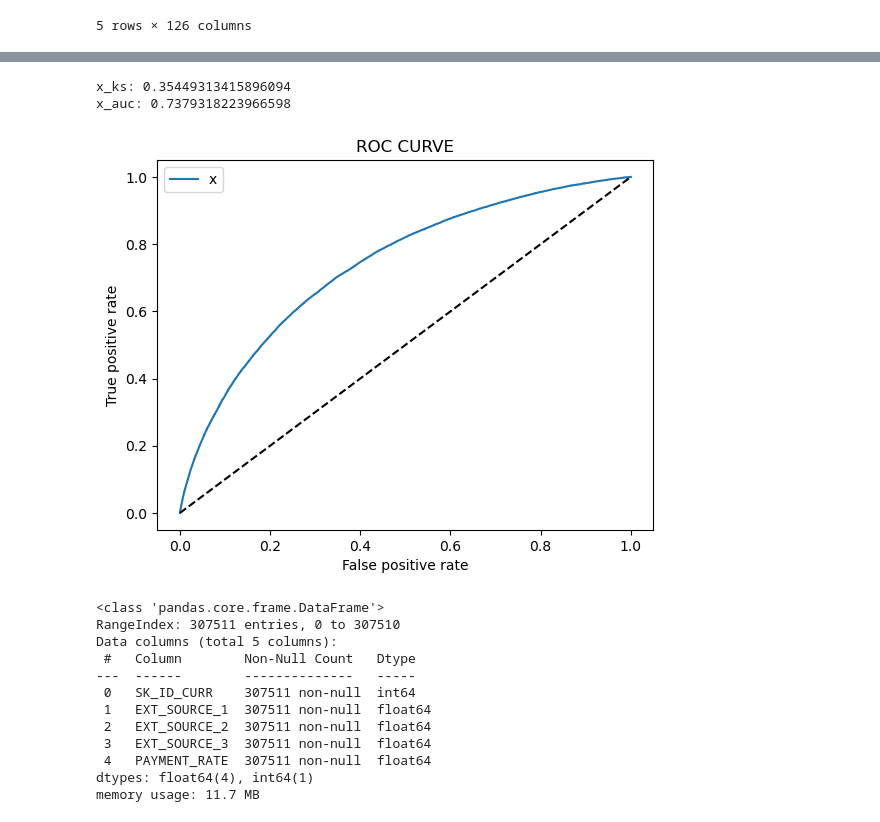
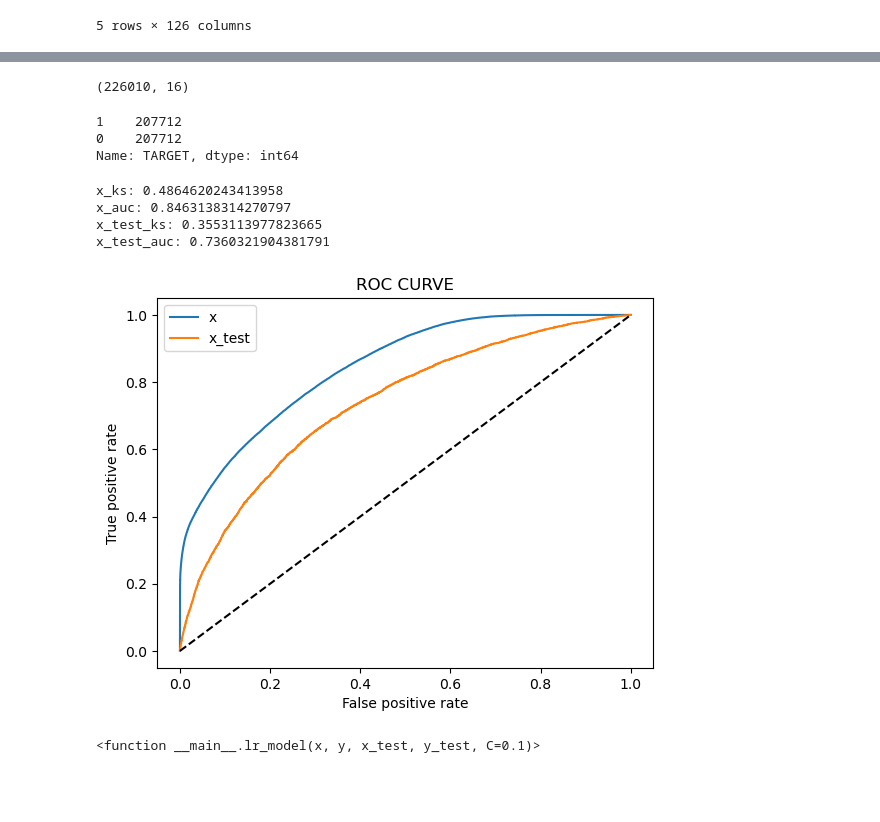
Before and after one commit to hansikpaoeka-cmd/AI_datamining, a Jupyter notebook: src/features/Feature_derivation.ipynb, the cells around one changed output, grey strips where cells are left out. Cells and saved outputs as stored; diff of their text form; code cells hidden in the pictures; blank space fills up the shorter version.

```diff
--- a/src/features/Feature_derivation.ipynb
+++ b/src/features/Feature_derivation.ipynb
@@ -122,0 +78,2 @@ df_ft_woe_stp.corr()
+# %%
+x_test_woe_stp = x_test_woe[x_train_woe_stp.columns]
@@ -122,0 +118,9 @@ df_ft_woe_stp.corr()
+# %%
+lgb_model,lgb_auc = lgb_test(x_train_woe_stp,y_train,x_test_woe_stp,y_test)
+sample = x_train_woe_stp.copy()
+sample['TARGET'] =y_train
+sample['pred'] = lgb_model.predict_proba(x_train_woe_stp)[:,1]
+
+sample = sample.sort_values(by=['pred'],ascending=False).reset_index()
+sample['rank'] = sample.index.values/len(sample)
+sample['pred'].min()
@@ -123,3 +146,35 @@ df_ft_woe_stp.corr()
+# %%
+def weight(x,y):
+    if x == 0 and y <0.1:
+        return 0.1
+    elif x == 1 and y >0.7:
+        return 0.1
+    else:
+        return 1
+
+sample['weight'] = sample.apply(lambda row:weight(row['TARGET'],row['rank']),axis = 1)
+#把预测相对比较准的取出来进行过采样
+smote_sample = sample[sample.weight == 1]
+x_train_woe_stp_smote = smote_sample[x_train_woe_stp.columns]
+y_train_smote = smote_sample['TARGET']
+smote_sample.shape
+# %% [output]
+(226010, 16)
+# %%
+def smote(train_x_smote,train_y_smote,K=15,random_state=0):
+    from imblearn.over_sampling import SMOTE
+    smote = SMOTE(k_neighbors=K, n_jobs=1,random_state=random_state)
+    #fit_resample，找K个邻居，然后进行过采样
+    rex,rey = smote.fit_resample(train_x_smote,train_y_smote)
+    return rex,rey
+rex,rey =smote(x_train_woe_stp_smote,y_train_smote)
+
+#查看数据
+rey.value_counts()
+# %% [output]
+1    207712
+0    207712
+Name: TARGET, dtype: int64
 # %%
 from sklearn.metrics import roc_curve,roc_auc_score
 from sklearn.linear_model import LogisticRegression
@@ -156,23 +208,11 @@ y = df_ft_woe_stp['TARGET']
 # %%
-lr_model(x,y,C=0.1)
+lr_model(rex,rey,x_test_woe_stp,y_test,C=0.1)
 lr_model
 # %% [output]
-x_ks: 0.35449313415896094
-x_auc: 0.7379318223966598
+x_ks: 0.4864620243413958
+x_auc: 0.8463138314270797
+x_test_ks: 0.3553113977823665
+x_test_auc: 0.7360321904381791
-[figure, old version]
+[figure, new version]
+<function __main__.lr_model(x, y, x_test, y_test, C=0.1)>
-# %%
-x.info()
-# %% [output]
-<class 'pandas.core.frame.DataFrame'>
-RangeIndex: 307511 entries, 0 to 307510
-Data columns (total 5 columns):
- #   Column        Non-Null Count   Dtype
----  ------        --------------   -----
- 0   SK_ID_CURR    307511 non-null  int64
- 1   EXT_SOURCE_1  307511 non-null  float64
- 2   EXT_SOURCE_2  307511 non-null  float64
- 3   EXT_SOURCE_3  307511 non-null  float64
- 4   PAYMENT_RATE  307511 non-null  float64
-dtypes: float64(4), int64(1)
-memory usage: 11.7 MB
 # %%
```
Also changed, not shown: parts of 13 cells of this notebook.
